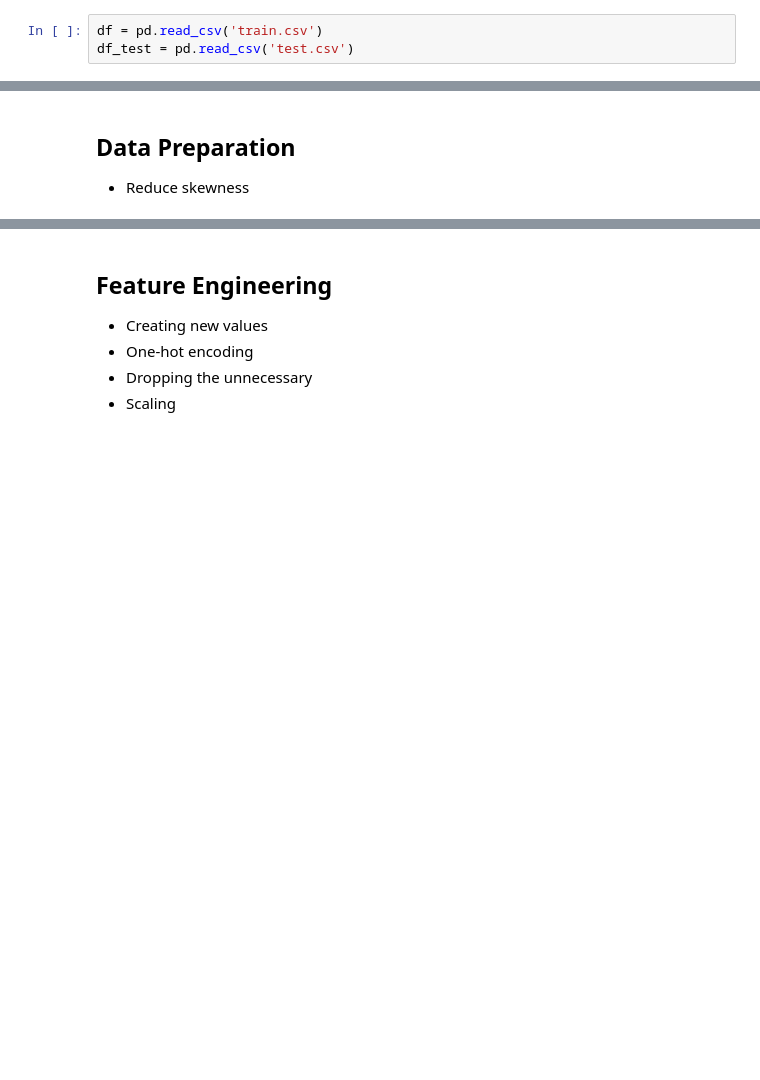
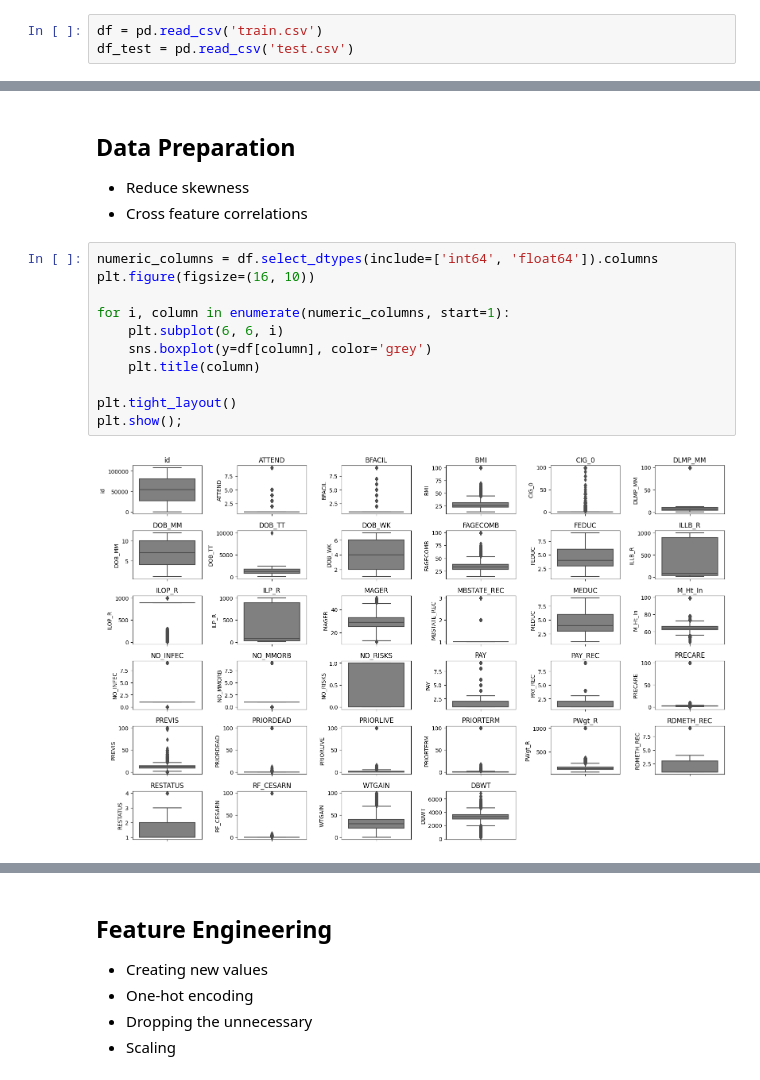
Before and after one commit to StepanKropachev/birth-weight-prediction, a Jupyter notebook: birth-weight.ipynb, the cells around one changed output, grey strips where cells are left out. Saved outputs shown, nothing was run; the diff lists cells and outputs as text; blank space fills up the shorter version.

```diff
--- a/birth-weight.ipynb
+++ b/birth-weight.ipynb
@@ -161,3 +184,17 @@ dtype: int64
 # %% [markdown]
 ## Data Preparation
 - Reduce skewness
+- Cross feature correlations
+# %%
+numeric_columns = df.select_dtypes(include=['int64', 'float64']).columns
+plt.figure(figsize=(16, 10))
+
+for i, column in enumerate(numeric_columns, start=1):
+    plt.subplot(6, 6, i)
+    sns.boxplot(y=df[column], color='grey')
+    plt.title(column)
+
+plt.tight_layout()
+plt.show();
+# %% [output]
+[figure, added]
```
Also changed, not shown: parts of 13 cells of this notebook, 4 other files.
